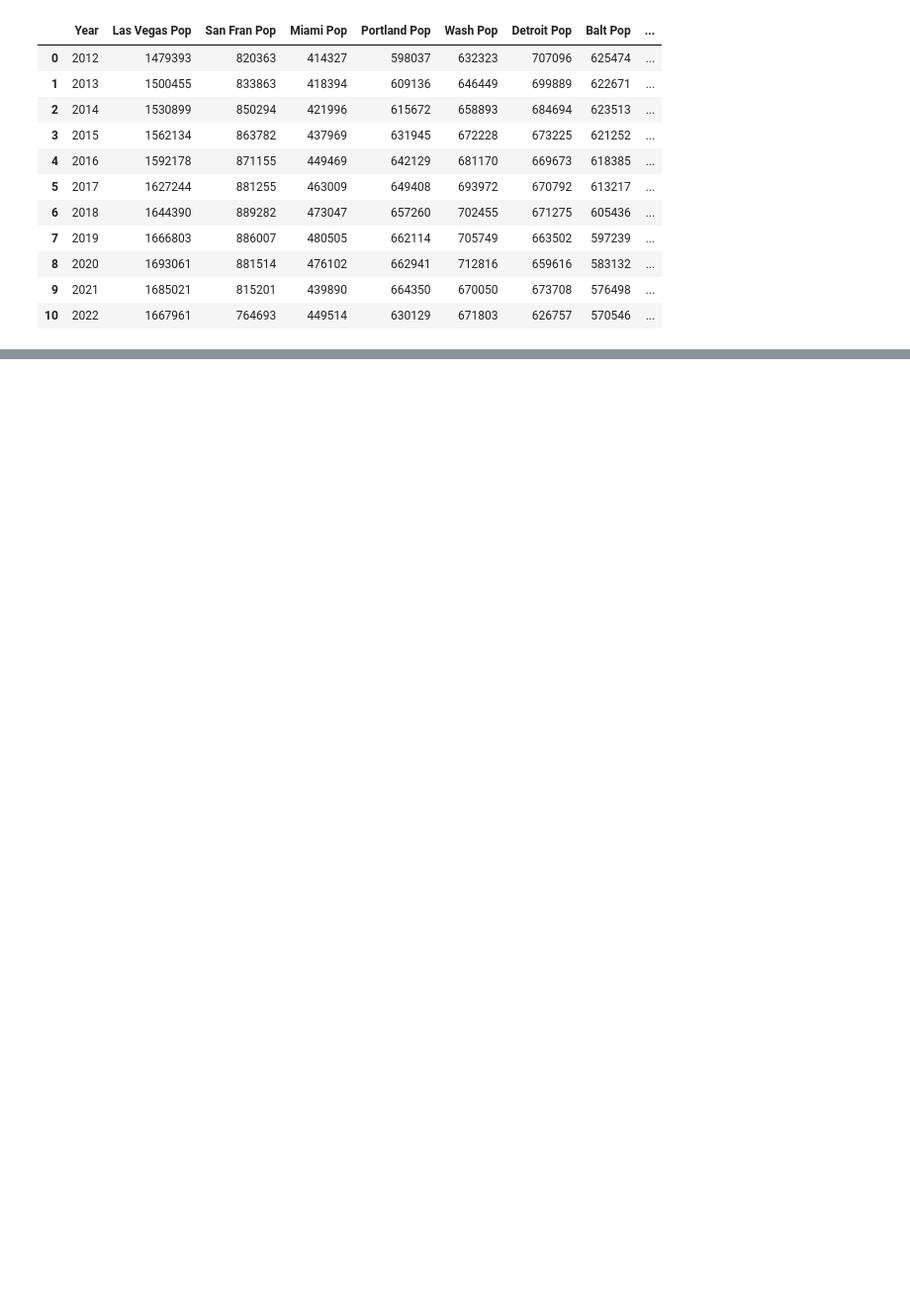
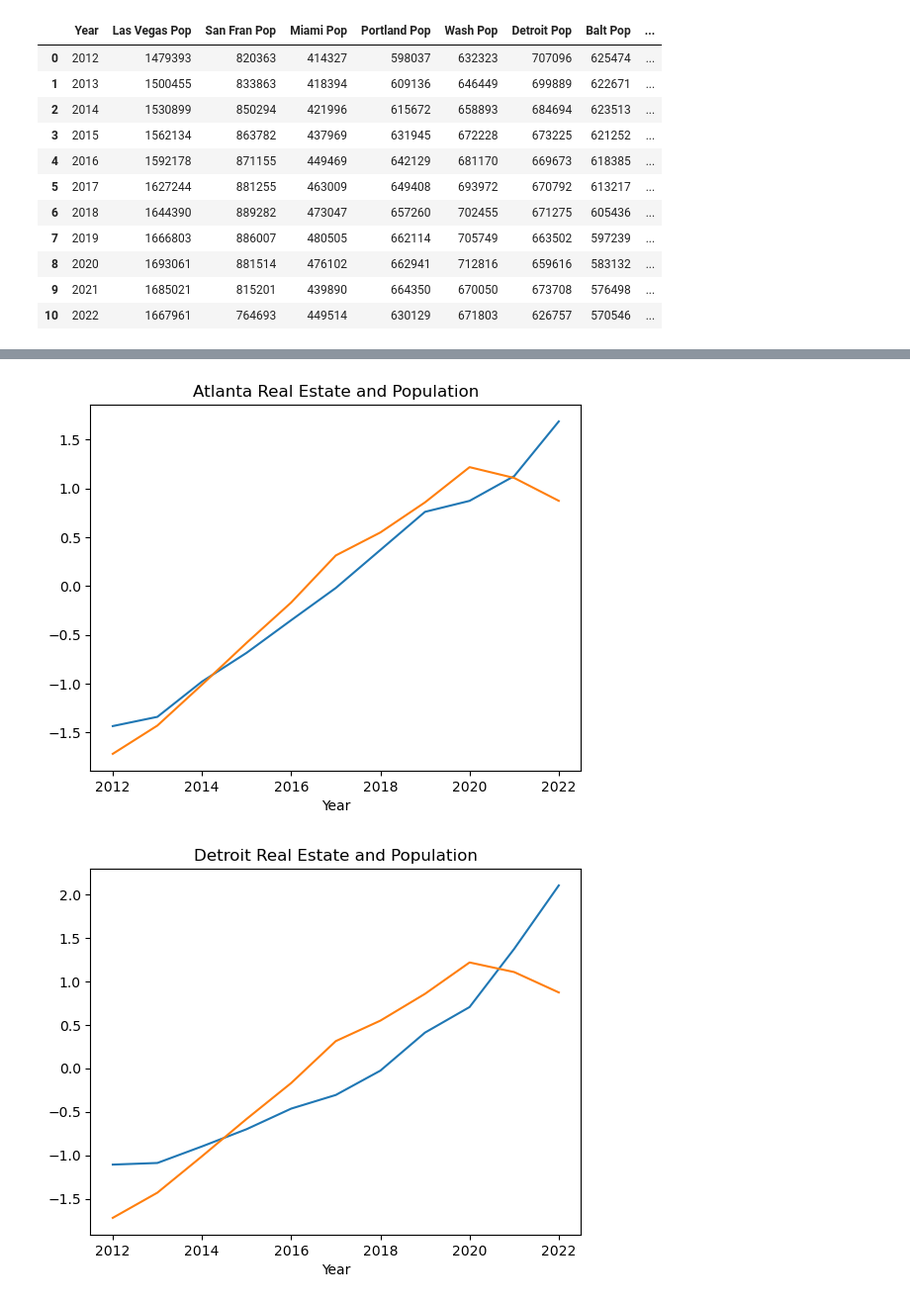
Before and after one commit to MWatkins87/Class_Project_Group_5, a Jupyter notebook: michael_sheridan.ipynb, the cells around one changed output, grey strips where cells are left out. Shown at 99% size. Saved outputs shown, nothing was run; the diff lists cells and outputs as text; code cells hidden in the pictures; blank space fills up the shorter version.

```diff
--- a/michael_sheridan.ipynb
+++ b/michael_sheridan.ipynb
@@ -233,3 +308,9 @@ population_data
 | 8 | 2020 | 1693061 | 881514 | 476102 | 662941 | 712816 | 659616 | 583132 | ... |
 | 9 | 2021 | 1685021 | 815201 | 439890 | 664350 | 670050 | 673708 | 576498 | ... |
 | 10 | 2022 | 1667961 | 764693 | 449514 | 630129 | 671803 | 626757 | 570546 | ... |
+# %%
+scaler = StandardScaler()
+scaled_population_data = scaler.fit_transform(population_data)
+scaled_population_data_df = scaled_df = pd.DataFrame(scaled_population_data, columns=population_data.columns)
+print(population_data)
+print(scaled_population_data_df)
@@ -235,0 +335,12 @@ population_data
+# %%
+#concat the crime data to the real estate data
+scaled_real_estate_prices_df.reset_index(drop=True, inplace=True)
+scaled_population_data_df.reset_index(drop=True, inplace=True)
+population_vs_real_estate = pd.concat([scaled_real_estate_prices_df, scaled_population_data_df], axis=1, join='inner')
+#adding the year column back in
+years = list(range(2012,2023))
+population_vs_real_estate['Year'] = years
+#reordering columns to make years first
+population_vs_real_estate = population_vs_real_estate[['Year', 'Las Vegas', 'San Francisco', 'Miami', 'Portland', 'Washington', 'Detroit', 'Baltimore', 'Atlanta', 'Tampa', 'New Orleans', 'Las Vegas Pop', 'San Fran Pop', 'Miami Pop', 'Portland Pop', 'Wash Pop','Detroit Pop', 'Balt Pop', 'Atlanta Pop', 'Tampa Pop', 'New Orleans Pop']]
+population_vs_real_estate.set_index('Year', inplace=True)
+population_vs_real_estate
@@ -235,0 +362,3 @@ population_data
+# %%
+pearson_pop_correlation_matrix = population_vs_real_estate.corr()
+pearson_pop_correlation_matrix
@@ -235,0 +384,7 @@ population_data
+# %%
+city_pop_list= ['Las Vegas Pop', 'San Fran Pop', 'Miami Pop', 'Portland Pop', 'Wash Pop','Detroit Pop', 'Balt Pop', 'Atlanta Pop', 'Tampa Pop', 'New Orleans Pop']
+for city in cities:
+    x=0
+    city_population_pearson = pearson_pop_correlation_matrix.loc[city, city_pop_list[x]]
+    print(f'The Pearson coefficient between population change and real estate prices for {city} is {city_population_pearson}')
+    x += 0
@@ -235,0 +404,16 @@ population_data
+# %%
+#create line graph for each city
+for city in cities:
+    x=0
+    #create a graph for each city with the year, real estate price and crime number
+    plt.plot(population_vs_real_estate.index, population_vs_real_estate[city], label = "Real Estate Prices")
+    plt.plot(population_vs_real_estate.index, population_vs_real_estate[city_pop_list[x]], label = "Population")
+    x += 0
+    #format the plot
+    plt.legend
+    plt.title(f'{city} Real Estate and Population')
+    plt.xlabel('Year')
+    plt.show()
+# %% [output]
+[figure, added]
+[figure, added]
```
Also changed, not shown: parts of 20 cells of this notebook.
